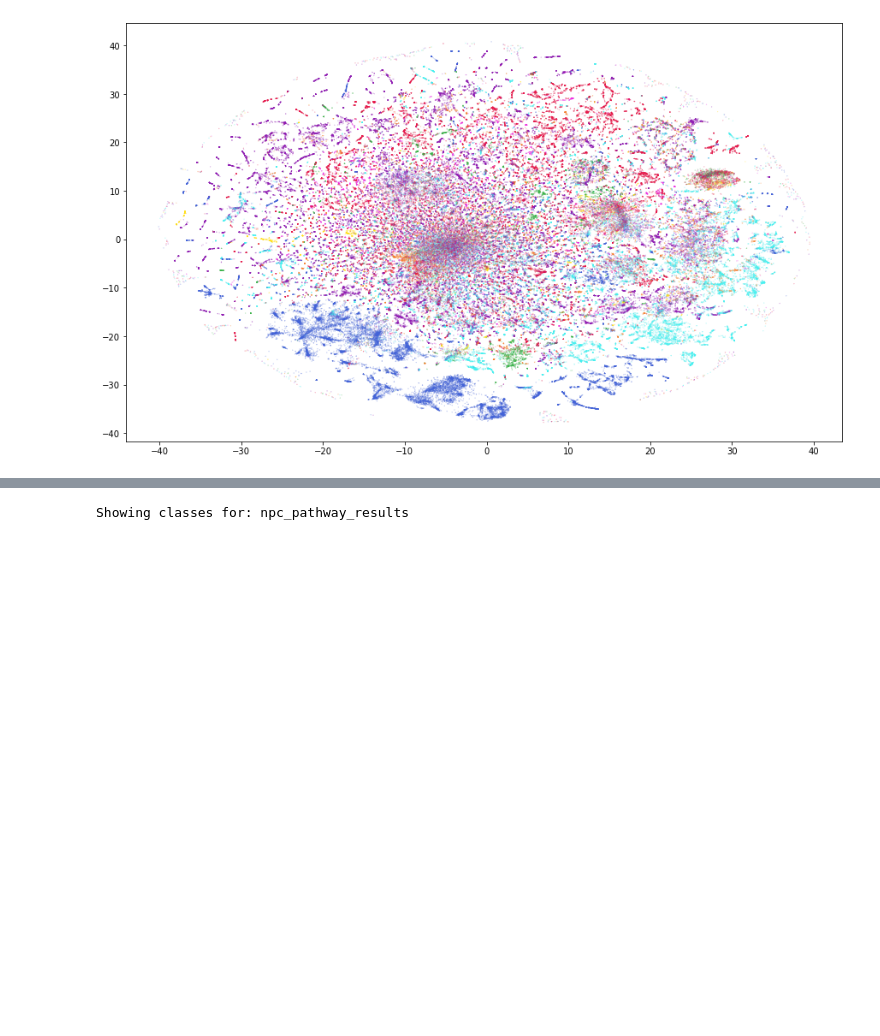
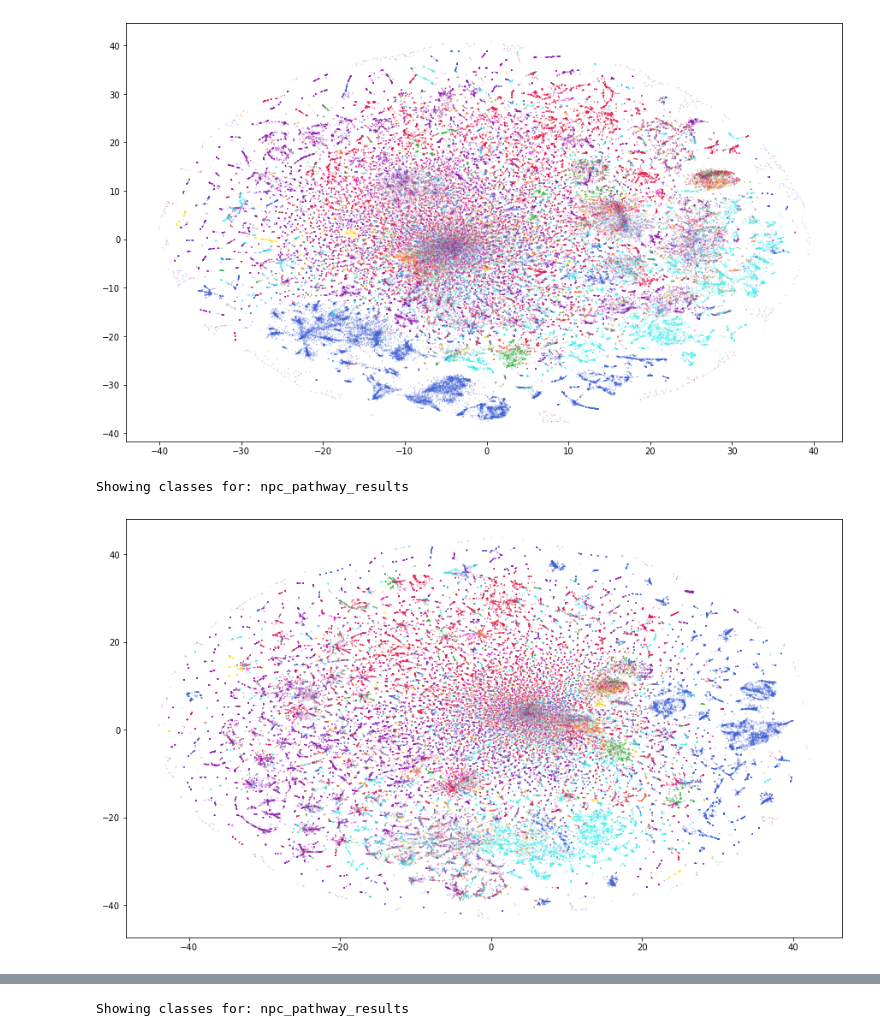
Before and after one commit to louwenjjr/ms2_mass_differences, a Jupyter notebook: notebooks/1d-Prepare_visualisation_data.ipynb, the cells around one changed output, grey strips where cells are left out. Saved outputs shown, nothing was run; the diff lists cells and outputs as text; code cells hidden in the pictures; blank space fills up the shorter version.

Commit message:
Add weights to calc_vector before calculating tsne - important

```diff
--- a/notebooks/1d-Prepare_visualisation_data.ipynb
+++ b/notebooks/1d-Prepare_visualisation_data.ipynb
@@ -78,3 +78,8 @@ print(len(documents_spectrums_processed))
 # %%
 from spec2vec.vector_operations import calc_vector
 spectrum_vectors = [calc_vector(model, s) for s in documents_spectrums_processed]
+# %%
+spectrum_vectors_weighted = [calc_vector(model, s, intensity_weighting_power=0.5) for s in documents_spectrums_processed]
+# %%
+spectrum_vectors_weighted = np.vstack(spectrum_vectors_weighted)
+spectrum_vectors_weighted.shape
@@ -91,6 +109,13 @@ spectrum_vectors.shape
 from sklearn.manifold import TSNE
 tsne_2d = TSNE(n_components=2, random_state=42)
 tsne_2d_res = tsne_2d.fit_transform(spectrum_vectors)
+# %%
+#2d weighted
+from sklearn.manifold import TSNE
+tsne_2d_w = TSNE(n_components=2, random_state=42)
+tsne_2d_w_res = tsne_2d_w.fit_transform(spectrum_vectors_weighted)
+tsne_2d_w_pickle = os.path.join(data_path, base+"_peaks_processed_s2v_only_annotated_weighted_tsne2D.pickle")
+pickle.dump(tsne_2d_w_res, open(tsne_2d_w_pickle, 'wb'))
 # %%
 #3d
 from sklearn.manifold import TSNE
@@ -185,6 +227,8 @@ nice_colours = ['#E6194B', '#3CB44B', '#FFE119', '#4363D8', '#F58231',
 len(nice_colours)
 # %% [output]
 22
+# %%
+tsne_palette = sns.set_palette(sns.color_palette(nice_colours))
 # %%
 from collections import Counter
 i_chosen = -2
@@ -224,3 +286,12 @@ plt.show()
 # %% [output]
 Showing classes for: npc_pathway_results
 [figure]
+# %%
+# Whole dataset 2D - weighted
+print("Showing classes for:", new_header[i_chosen])
+plt.figure(figsize=(15,9))
+plt.scatter(tsne_2d_w_res[:,0],tsne_2d_w_res[:,1], 0.02, c=spectra_chosen_classes)
+plt.show()
+# %% [output]
+Showing classes for: npc_pathway_results
+[figure, added]
```
Also changed, not shown: parts of 12 cells of this notebook, 1 other file.
